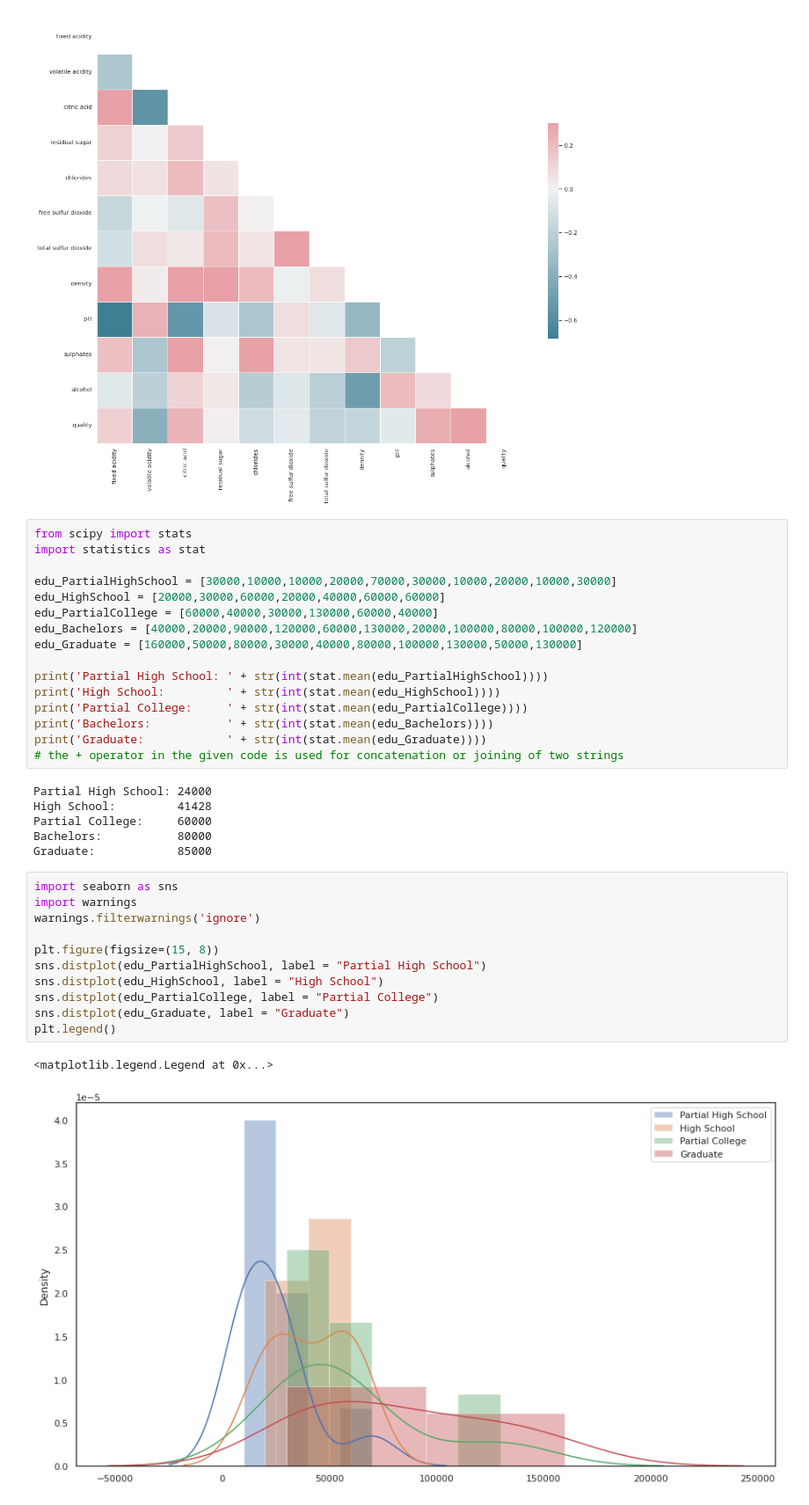
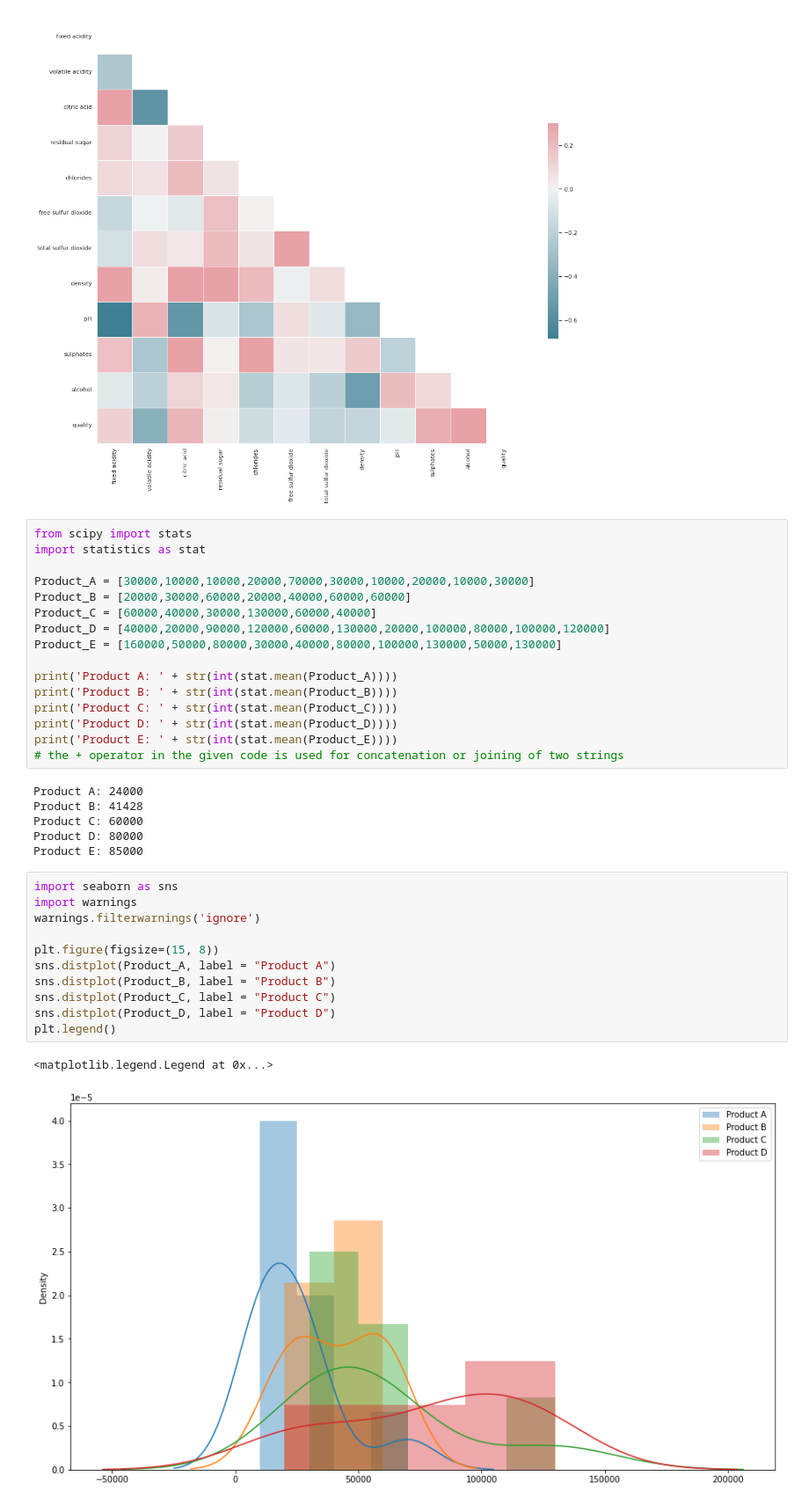
Before and after one commit to JaapVanKaKa/ZZ, a Jupyter notebook: Example.ipynb, the cells around one changed output. Shown at 88% size. Cells and saved outputs as stored; diff of their text form.

```diff
--- a/Example.ipynb
+++ b/Example.ipynb
@@ -165,35 +167,35 @@ Deprecated in NumPy 1.20; for more details and guidance: https://numpy.org/devdo
 from scipy import stats
 import statistics as stat
 
-edu_PartialHighSchool = [30000,10000,10000,20000,70000,30000,10000,20000,10000,30000]
-edu_HighSchool = [20000,30000,60000,20000,40000,60000,60000]
-edu_PartialCollege = [60000,40000,30000,130000,60000,40000]
-edu_Bachelors = [40000,20000,90000,120000,60000,130000,20000,100000,80000,100000,120000]
-edu_Graduate = [160000,50000,80000,30000,40000,80000,100000,130000,50000,130000]
+Product_A = [30000,10000,10000,20000,70000,30000,10000,20000,10000,30000]
+Product_B = [20000,30000,60000,20000,40000,60000,60000]
+Product_C = [60000,40000,30000,130000,60000,40000]
+Product_D = [40000,20000,90000,120000,60000,130000,20000,100000,80000,100000,120000]
+Product_E = [160000,50000,80000,30000,40000,80000,100000,130000,50000,130000]
 
-print('Partial High School: ' + str(int(stat.mean(edu_PartialHighSchool))))
-print('High School:         ' + str(int(stat.mean(edu_HighSchool))))
-print('Partial College:     ' + str(int(stat.mean(edu_PartialCollege))))
-print('Bachelors:           ' + str(int(stat.mean(edu_Bachelors))))
-print('Graduate:            ' + str(int(stat.mean(edu_Graduate))))
+print('Product A: ' + str(int(stat.mean(Product_A))))
+print('Product B: ' + str(int(stat.mean(Product_B))))
+print('Product C: ' + str(int(stat.mean(Product_C))))
+print('Product D: ' + str(int(stat.mean(Product_D))))
+print('Product E: ' + str(int(stat.mean(Product_E))))
 # the + operator in the given code is used for concatenation or joining of two strings
 # %% [output]
-Partial High School: 24000
-High School:         41428
-Partial College:     60000
-Bachelors:           80000
-Graduate:            85000
+Product A: 24000
+Product B: 41428
+Product C: 60000
+Product D: 80000
+Product E: 85000
 # %%
 import seaborn as sns
 import warnings
 warnings.filterwarnings('ignore')
 
 plt.figure(figsize=(15, 8))
-sns.distplot(edu_PartialHighSchool, label = "Partial High School")
-sns.distplot(edu_HighSchool, label = "High School")
-sns.distplot(edu_PartialCollege, label = "Partial College")
-sns.distplot(edu_Graduate, label = "Graduate")
+sns.distplot(Product_A, label = "Product A")
+sns.distplot(Product_B, label = "Product B")
+sns.distplot(Product_C, label = "Product C")
+sns.distplot(Product_D, label = "Product D")
 plt.legend()
 # %% [output]
 <matplotlib.legend.Legend at 0x...>
-[figure, old version]
+[figure, new version]
```
Also changed, not shown: parts of 10 cells of this notebook.
